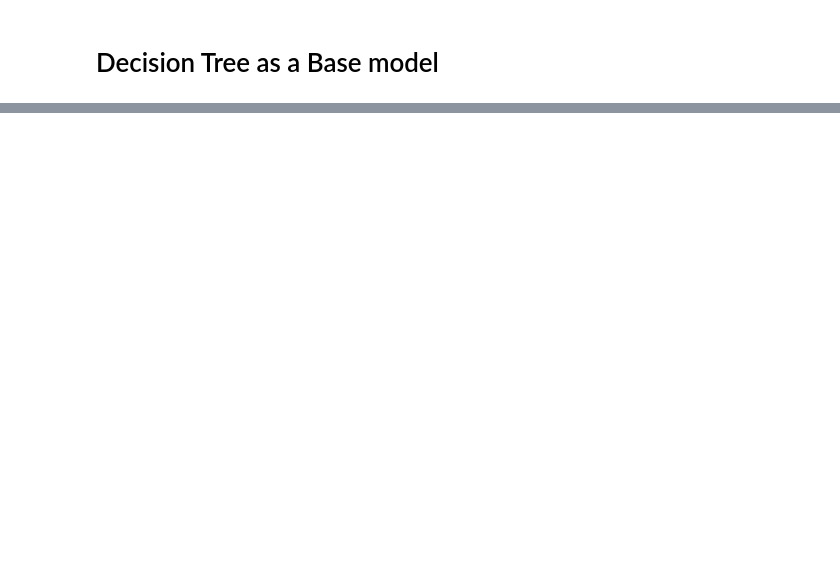
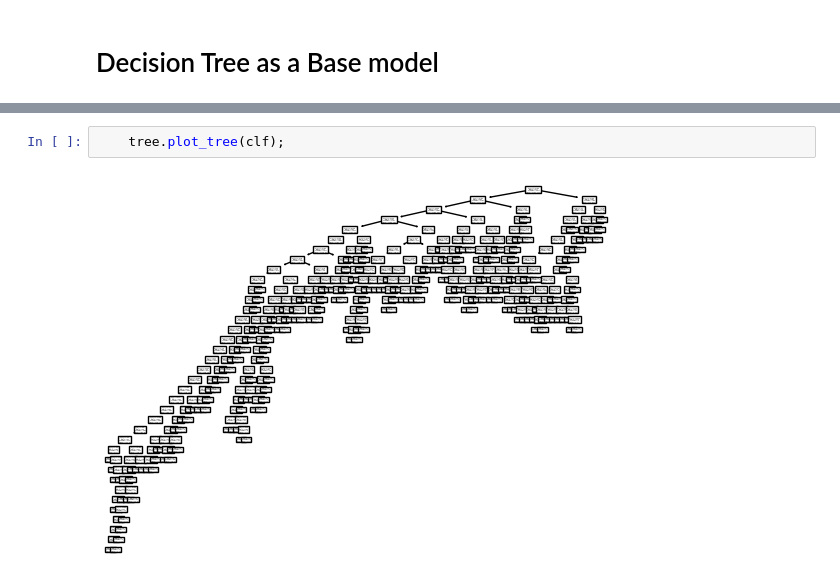
Before and after one commit to jathusharini/CM2604_CourseWork, a Jupyter notebook: Machine Learning_CW.ipynb, the cells around one changed output, grey strips where cells are left out. Drawn from its saved outputs; the diff is of its cells as text; blank space fills up the shorter version.

```diff
--- a/Machine Learning_CW.ipynb
+++ b/Machine Learning_CW.ipynb
@@ -259,0 +261,4 @@ print(tree_rules)
+# %%
+    tree.plot_tree(clf);
+# %% [output]
+[figure, added]
```
Also changed, not shown: parts of 37 cells of this notebook.
